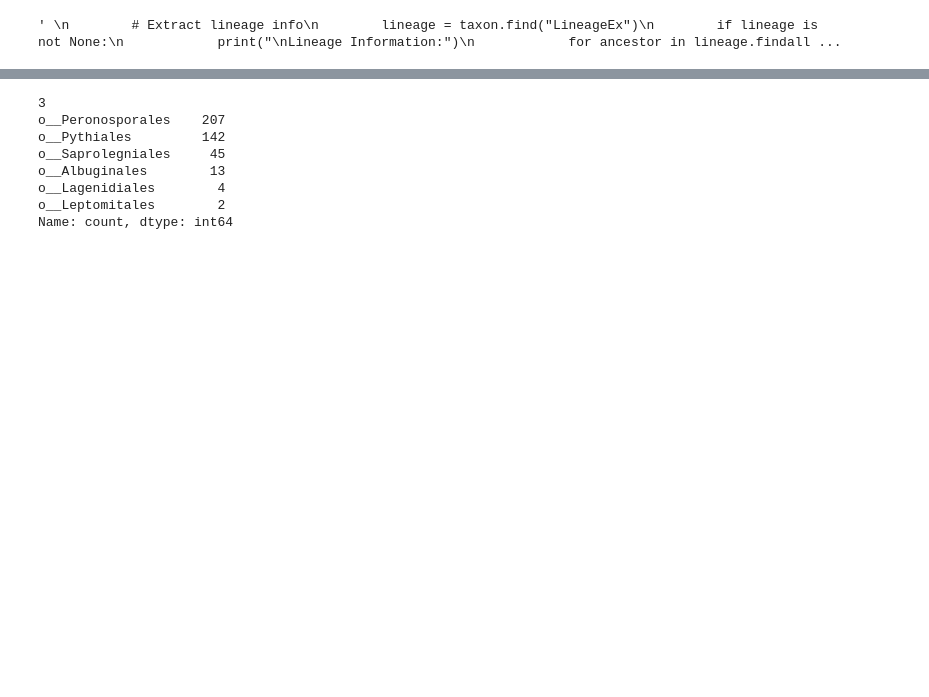
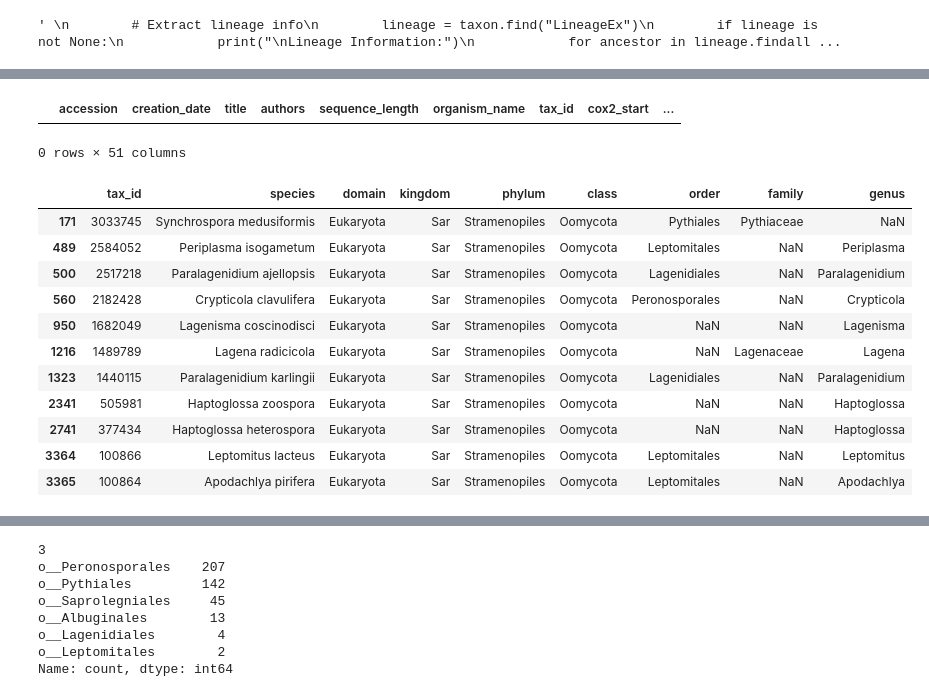
Before and after one commit to Thomas1664/metadbgen, a Jupyter notebook: taxonomy.ipynb, the cells around one changed output, grey strips where cells are left out. Saved outputs shown, nothing was run; the diff lists cells and outputs as text; code cells hidden in the pictures; blank space fills up the shorter version.

```diff
--- a/taxonomy.ipynb
+++ b/taxonomy.ipynb
@@ -84,3 +119,25 @@ tax
+# %%
+tax_not_in_db = meta[~meta['tax_id_sanitized'].isin(tax['tax_id'])]
+tax_not_in_db
+# %% [output]
+|  | accession | creation_date | title | authors | sequence_length | organism_name | tax_id | cox2_start | ... |
+0 rows × 51 columns
+# %%
+rows_with_nan = tax_in_db[tax_in_db.isna().any(axis=1)]
+rows_with_nan
+# %% [output]
+|  | tax_id | species | domain | kingdom | phylum | class | order | family | genus |
+| 171 | 3033745 | Synchrospora medusiformis | Eukaryota | Sar | Stramenopiles | Oomycota | Pythiales | Pythiaceae | NaN |
+| 489 | 2584052 | Periplasma isogametum | Eukaryota | Sar | Stramenopiles | Oomycota | Leptomitales | NaN | Periplasma |
+| 500 | 2517218 | Paralagenidium ajellopsis | Eukaryota | Sar | Stramenopiles | Oomycota | Lagenidiales | NaN | Paralagenidium |
+| 560 | 2182428 | Crypticola clavulifera | Eukaryota | Sar | Stramenopiles | Oomycota | Peronosporales | NaN | Crypticola |
+| 950 | 1682049 | Lagenisma coscinodisci | Eukaryota | Sar | Stramenopiles | Oomycota | NaN | NaN | Lagenisma |
+| 1216 | 1489789 | Lagena radicicola | Eukaryota | Sar | Stramenopiles | Oomycota | NaN | Lagenaceae | Lagena |
+| 1323 | 1440115 | Paralagenidium karlingii | Eukaryota | Sar | Stramenopiles | Oomycota | Lagenidiales | NaN | Paralagenidium |
+| 2341 | 505981 | Haptoglossa zoospora | Eukaryota | Sar | Stramenopiles | Oomycota | NaN | NaN | Haptoglossa |
+| 2741 | 377434 | Haptoglossa heterospora | Eukaryota | Sar | Stramenopiles | Oomycota | NaN | NaN | Haptoglossa |
+| 3364 | 100866 | Leptomitus lacteus | Eukaryota | Sar | Stramenopiles | Oomycota | Leptomitales | NaN | Leptomitus |
+| 3365 | 100864 | Apodachlya pirifera | Eukaryota | Sar | Stramenopiles | Oomycota | Leptomitales | NaN | Apodachlya |
 # %%
 tax = tax.dropna(subset='family')
 tax = tax[~tax['family'].str.startswith('unclassified')]
```
Also changed, not shown: parts of 10 cells of this notebook, 16 other files.
